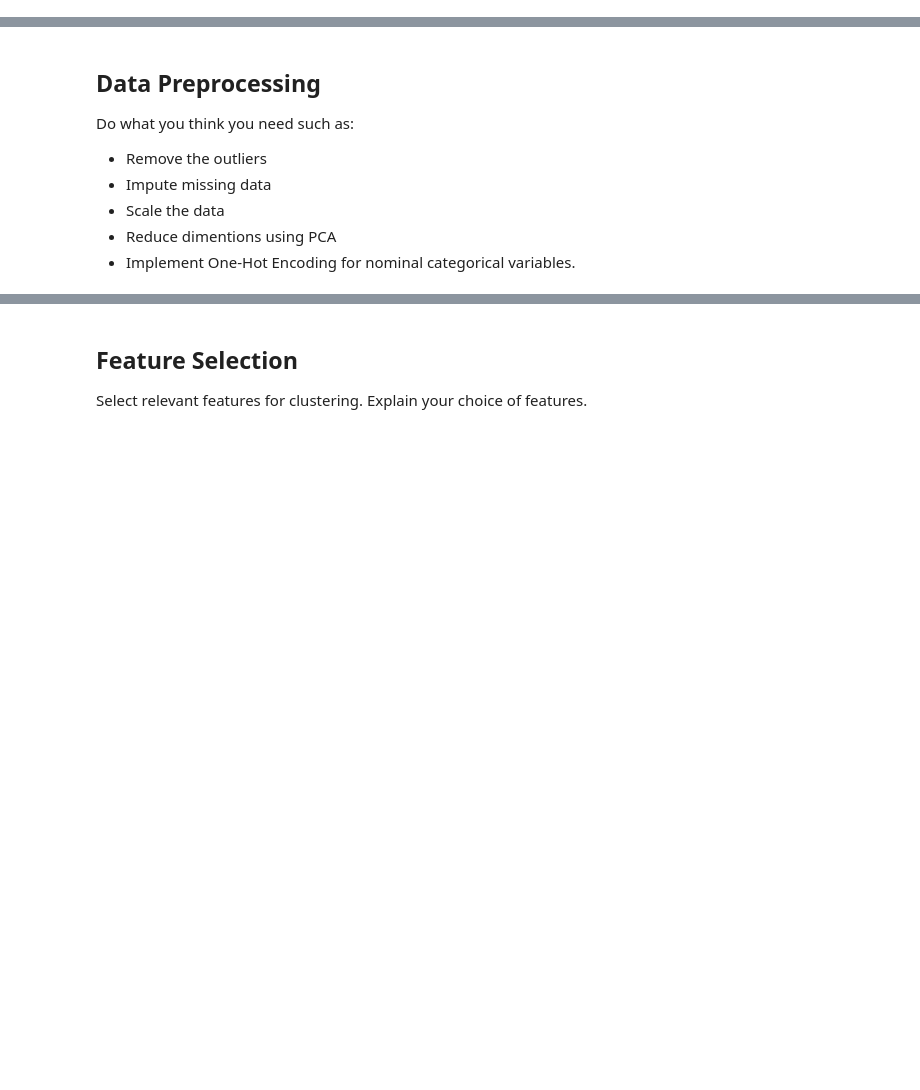
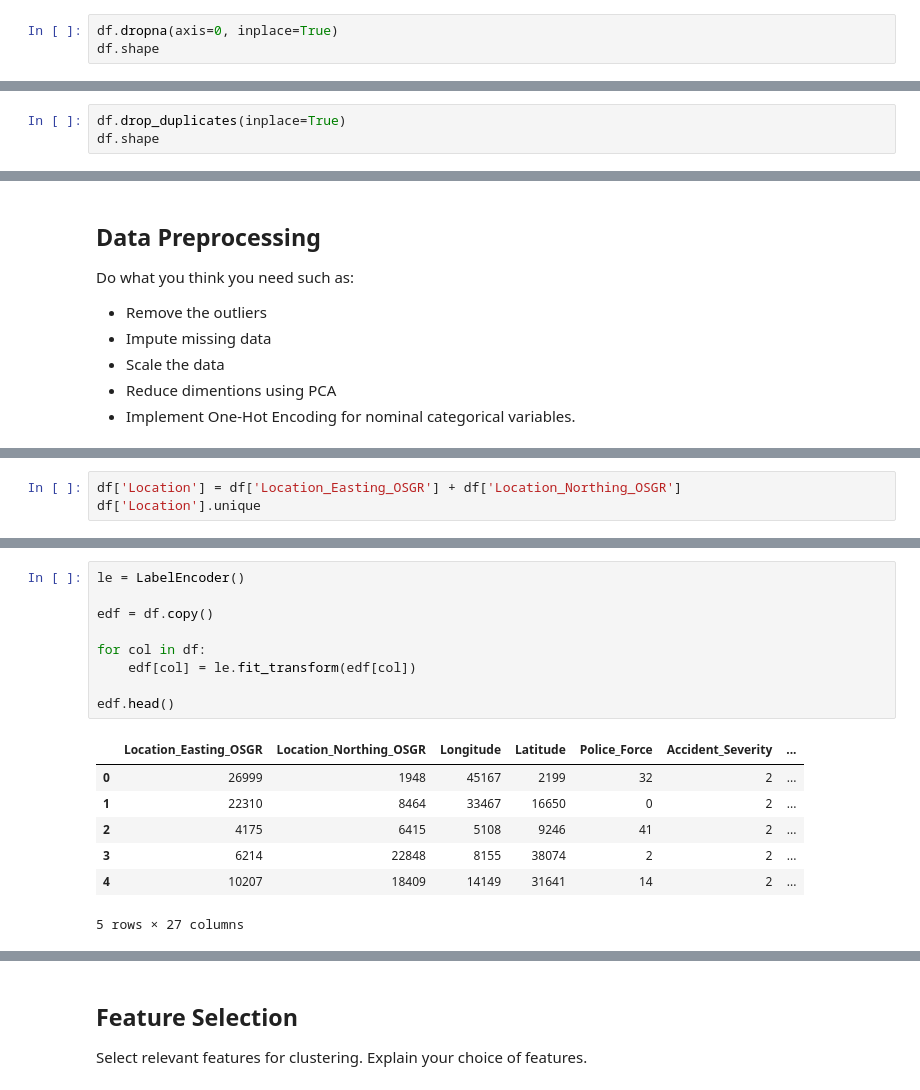
Before and after one commit to AbdullahHafiz30/Tuwaiq_Academy_T5_Week4, a Jupyter notebook: 1-Weekly Task/Clustering_Task.ipynb, the cells around one changed output, grey strips where cells are left out. Saved outputs shown, nothing was run; the diff lists cells and outputs as text; blank space fills up the shorter version.

```diff
--- a/1-Weekly Task/Clustering_Task.ipynb
+++ b/1-Weekly Task/Clustering_Task.ipynb
@@ -105,0 +183,3 @@ df.describe()
+# %%
+df.dropna(axis=0, inplace=True)
+df.shape
@@ -105,0 +192,3 @@ df.describe()
+# %%
+df.drop_duplicates(inplace=True)
+df.shape
@@ -113,0 +225,3 @@ Do what you think you need such as:
+# %%
+df['Location'] = df['Location_Easting_OSGR'] + df['Location_Northing_OSGR']
+df['Location'].unique
@@ -113,0 +263,17 @@ Do what you think you need such as:
+# %%
+le = LabelEncoder()
+
+edf = df.copy()
+
+for col in df:
+    edf[col] = le.fit_transform(edf[col])
+
+edf.head()
+# %% [output]
+|  | Location_Easting_OSGR | Location_Northing_OSGR | Longitude | Latitude | Police_Force | Accident_Severity | ... |
+| 0 | 26999 | 1948 | 45167 | 2199 | 32 | 2 | ... |
+| 1 | 22310 | 8464 | 33467 | 16650 | 0 | 2 | ... |
+| 2 | 4175 | 6415 | 5108 | 9246 | 41 | 2 | ... |
+| 3 | 6214 | 22848 | 8155 | 38074 | 2 | 2 | ... |
+| 4 | 10207 | 18409 | 14149 | 31641 | 14 | 2 | ... |
+5 rows × 27 columns
```
Also changed, not shown: parts of 31 cells of this notebook.
